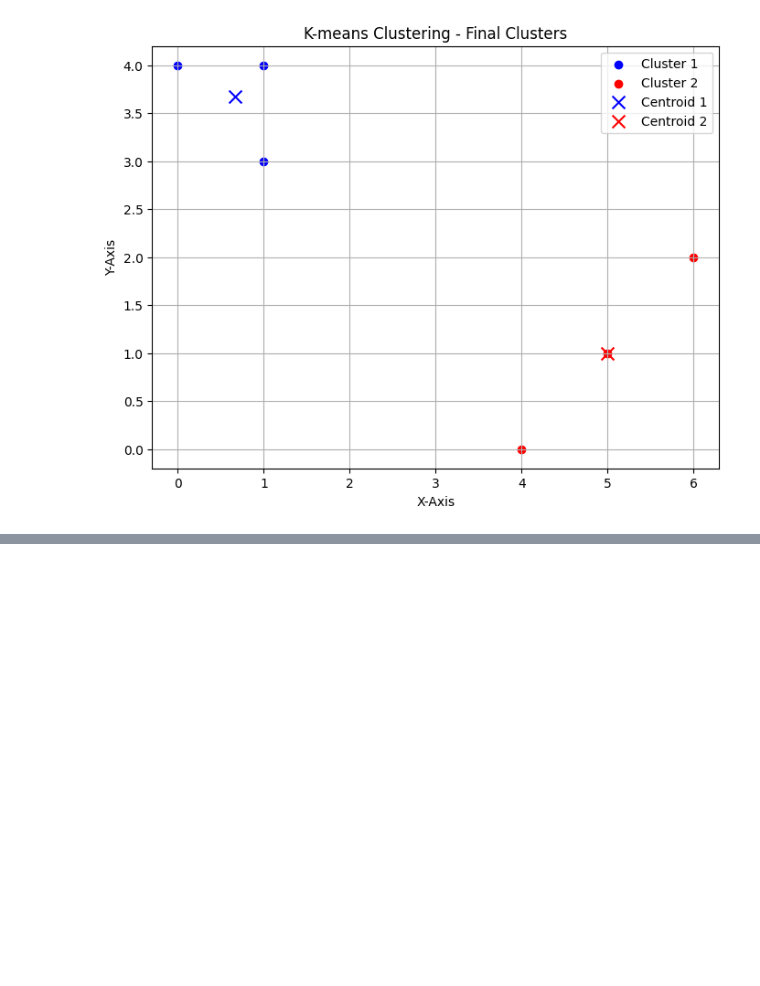
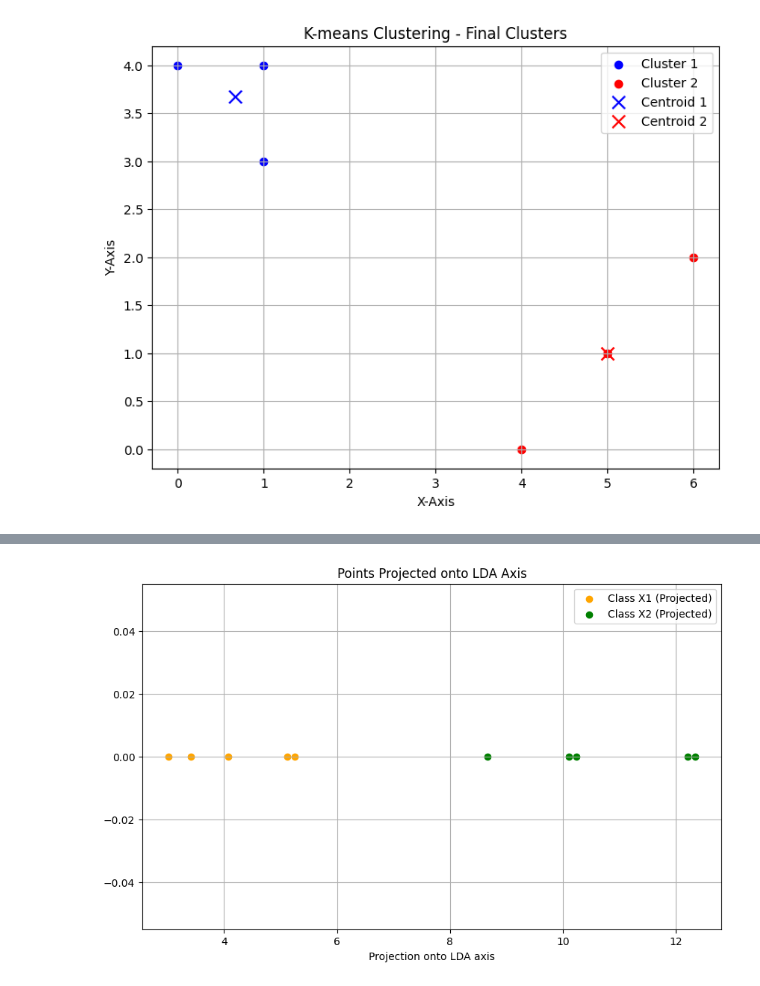
Before and after one commit to Aditya0870/Machine-Learning, a Jupyter notebook: Assignment1.ipynb, the cells around one changed output, grey strips where cells are left out. Saved outputs shown, nothing was run; the diff lists cells and outputs as text; code cells hidden in the pictures; blank space fills up the shorter version.

```diff
--- a/Assignment1.ipynb
+++ b/Assignment1.ipynb
@@ -103,0 +119,42 @@ plt.show()
+# %%
+import numpy as np
+import matplotlib.pyplot as plt
+
+X1 = np.array([[4, 1], [2, 4], [2, 3], [3, 6], [4, 4]])
+X2 = np.array([[9, 10], [6, 8], [9, 5], [8, 7], [10, 8]])
+
+mean_X1 = np.mean(X1, axis=0)
+mean_X2 = np.mean(X2, axis=0)
+
+S_W = np.zeros((2, 2))
+for x in X1:
+    x = x.reshape(2, 1)
+    mean_X1 = mean_X1.reshape(2, 1)
+    S_W += (x - mean_X1).dot((x - mean_X1).T)
+for x in X2:
+    x = x.reshape(2, 1)
+    mean_X2 = mean_X2.reshape(2, 1)
+    S_W += (x - mean_X2).dot((x - mean_X2).T)
+
+mean_diff = (mean_X1 - mean_X2).reshape(2, 1)
+S_B = (mean_diff).dot(mean_diff.T)
+
+eigvals, eigvecs = np.linalg.eig(np.linalg.inv(S_W).dot(S_B))
+
+idx = np.argmax(eigvals)
+w = eigvecs[:, idx]
+
+X1_projected = X1.dot(w)
+X2_projected = X2.dot(w)
+
+plt.figure(figsize=(10, 6))
+plt.scatter(X1_projected, np.zeros_like(X1_projected), color='orange', label='Class X1 (Projected)')
+plt.scatter(X2_projected, np.zeros_like(X2_projected), color='green', label='Class X2 (Projected)')
+plt.title('Points Projected onto LDA Axis')
+plt.xlabel('Projection onto LDA axis')
+plt.legend()
+plt.grid(True)
+plt.savefig('lda_projected_data.png')
+plt.show()
+# %% [output]
+[figure, added]
```
Also changed, not shown: parts of 2 cells of this notebook.
